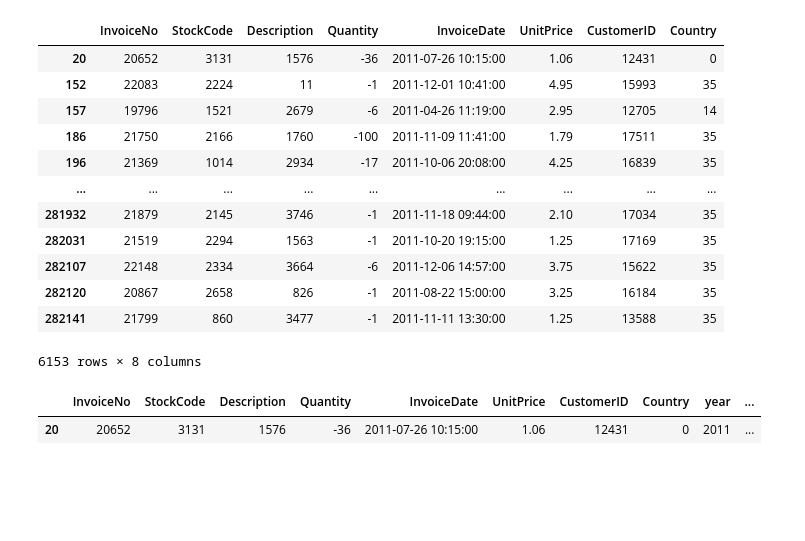
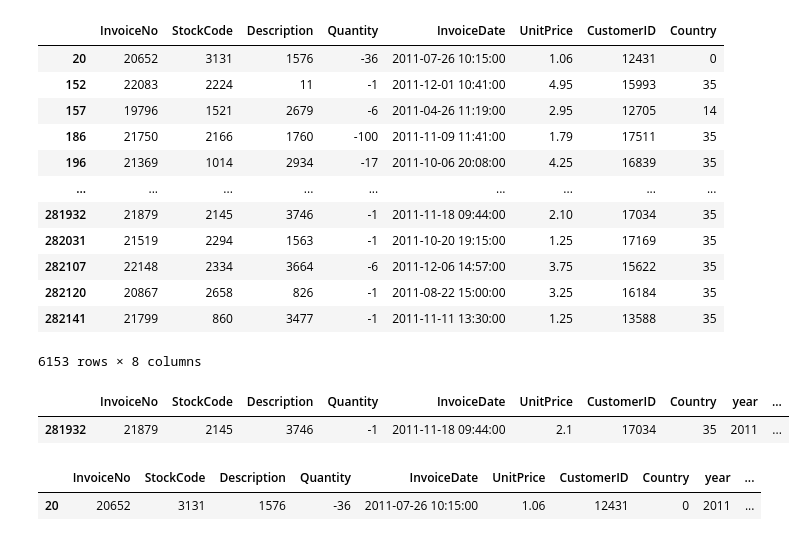
Before and after one commit to gunnerVivek/Foretelling-Retail-price-using-Multivariate-Regression, a Jupyter notebook: analysis.ipynb, the cells around one changed output. Cells and saved outputs as stored; diff of their text form; code cells hidden in the pictures; blank space fills up the shorter version.

```diff
--- a/analysis.ipynb
+++ b/analysis.ipynb
@@ -173,6 +234,11 @@ data[data.Quantity < 0]
 | 282120 | 20867 | 2658 | 826 | -1 | 2011-08-22 15:00:00 | 3.25 | 16184 | 35 |
 | 282141 | 21799 | 860 | 3477 | -1 | 2011-11-11 13:30:00 | 1.25 | 13588 | 35 |
 6153 rows × 8 columns
+# %%
+data[(data.CustomerID==17034) & (data.Description==3746)]
+# %% [output]
+|  | InvoiceNo | StockCode | Description | Quantity | InvoiceDate | UnitPrice | CustomerID | Country | year | ... |
+| 281932 | 21879 | 2145 | 3746 | -1 | 2011-11-18 09:44:00 | 2.1 | 17034 | 35 | 2011 | ... |
 # %%
 data[(data.Description==1576)&(data.Quantity==-36)]
 # %% [output]
```
Also changed, not shown: parts of 16 cells of this notebook.
